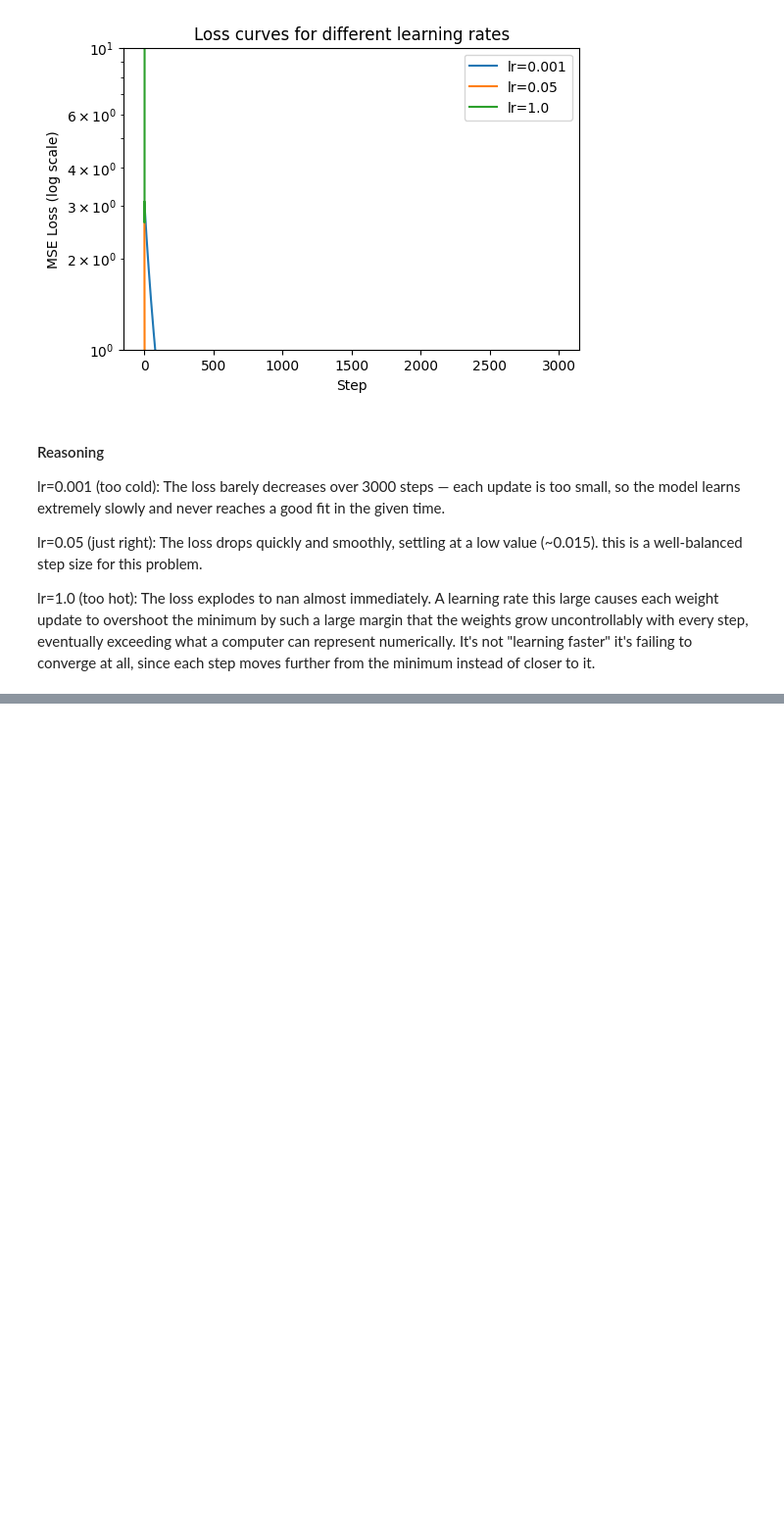
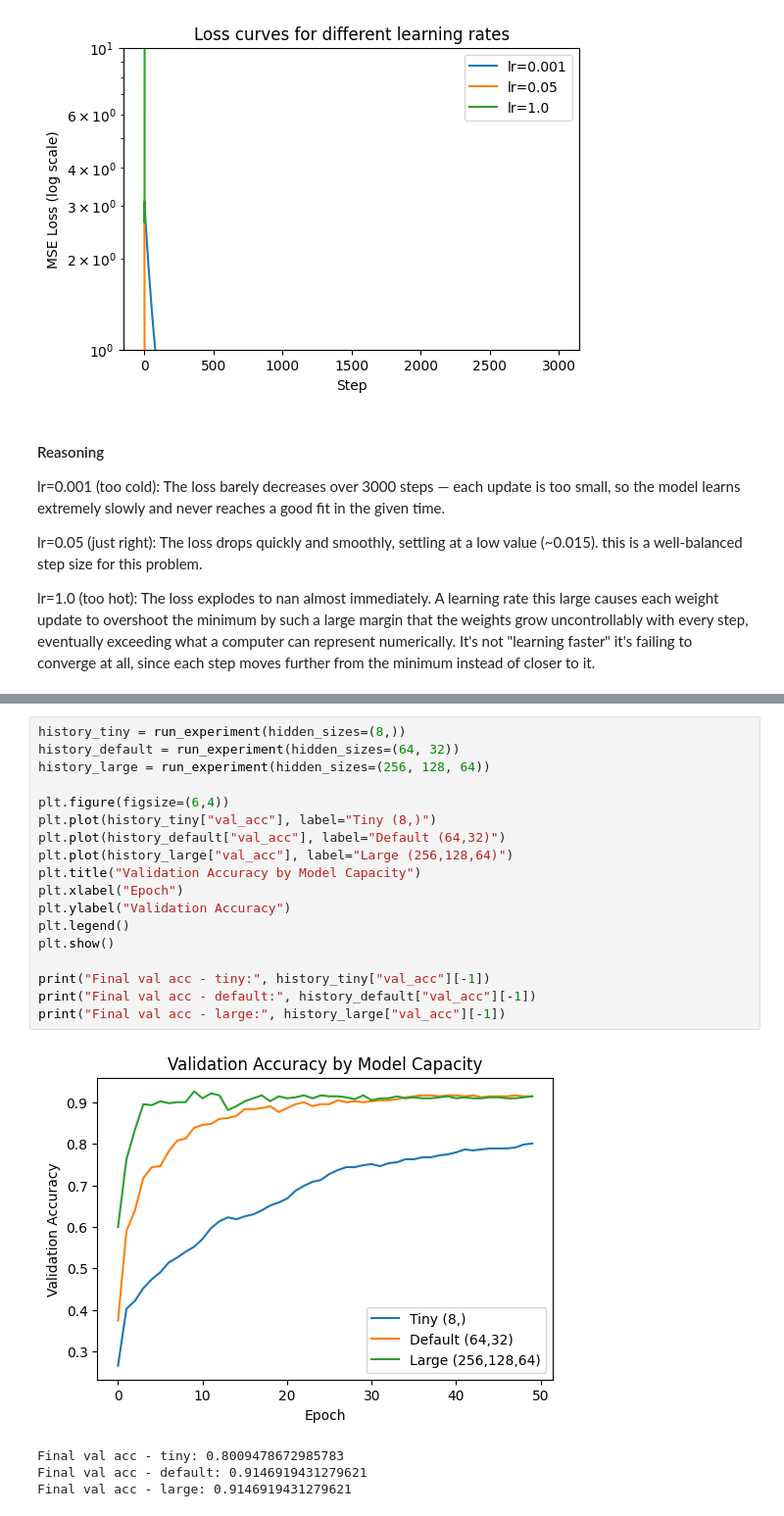
Before and after one commit to Nijimbere722/lab-3, a Jupyter notebook: lab_3.ipynb, the cells around one changed output, grey strips where cells are left out. Shown at 98% size. Saved outputs shown, nothing was run; the diff lists cells and outputs as text; blank space fills up the shorter version.

```diff
--- a/lab_3.ipynb
+++ b/lab_3.ipynb
@@ -289,0 +613,23 @@ lr=1.0 (too hot): The loss explodes to nan almost immediately. A learning rate t
+# %%
+history_tiny = run_experiment(hidden_sizes=(8,))
+history_default = run_experiment(hidden_sizes=(64, 32))
+history_large = run_experiment(hidden_sizes=(256, 128, 64))
+
+plt.figure(figsize=(6,4))
+plt.plot(history_tiny["val_acc"], label="Tiny (8,)")
+plt.plot(history_default["val_acc"], label="Default (64,32)")
+plt.plot(history_large["val_acc"], label="Large (256,128,64)")
+plt.title("Validation Accuracy by Model Capacity")
+plt.xlabel("Epoch")
+plt.ylabel("Validation Accuracy")
+plt.legend()
+plt.show()
+
+print("Final val acc - tiny:", history_tiny["val_acc"][-1])
+print("Final val acc - default:", history_default["val_acc"][-1])
+print("Final val acc - large:", history_large["val_acc"][-1])
+# %% [output]
+[figure, added]
+Final val acc - tiny: 0.8009478672985783
+Final val acc - default: 0.9146919431279621
+Final val acc - large: 0.9146919431279621
```
Also changed, not shown: parts of 25 cells of this notebook.
